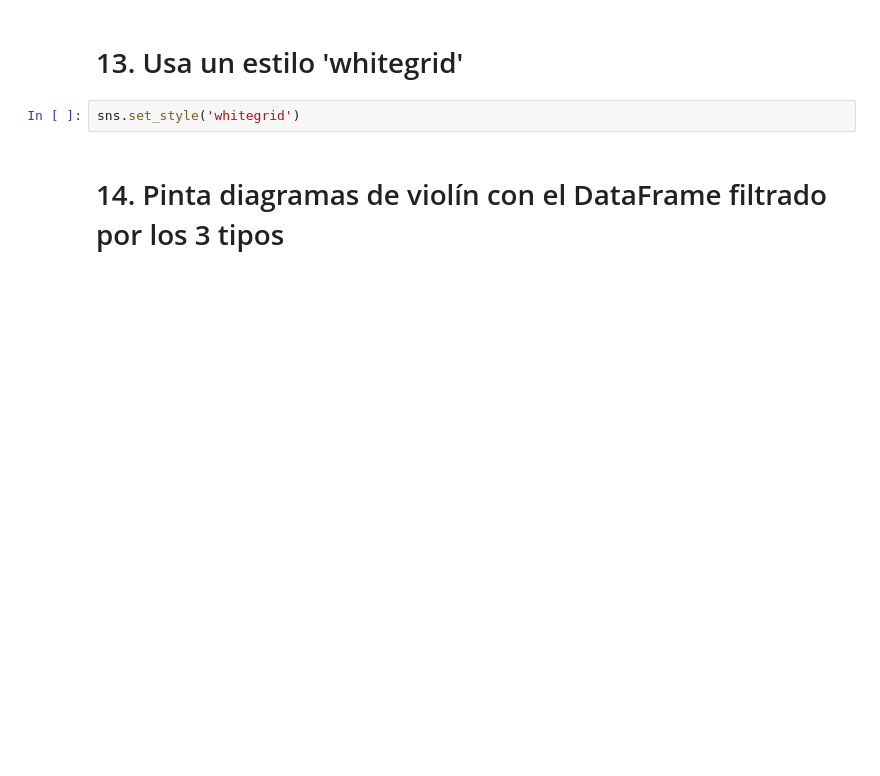
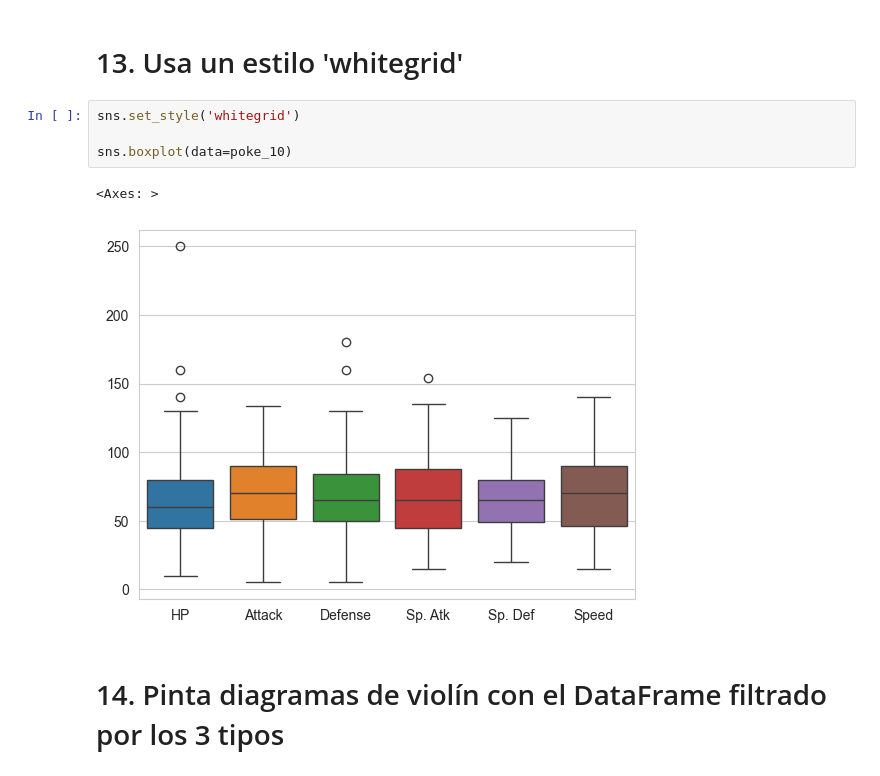
Before and after one commit to rou-tz/2026-02-BILBAO-FT-Data-Science, a Jupyter notebook: 2-Data_Analysis/6-Visualización/2-Seaborn/Ejercicios/ejercicios_Seaborn_Ruben.ipynb, the cells around one changed output. Cells and saved outputs as stored; diff of their text form; blank space fills up the shorter version.

```diff
--- a/2-Data_Analysis/6-Visualización/2-Seaborn/Ejercicios/ejercicios_Seaborn_Ruben.ipynb
+++ b/2-Data_Analysis/6-Visualización/2-Seaborn/Ejercicios/ejercicios_Seaborn_Ruben.ipynb
@@ -133,6 +133,11 @@ poke_12
 # 13. Usa un estilo 'whitegrid'
 # %%
 sns.set_style('whitegrid')
+
+sns.boxplot(data=poke_10)
+# %% [output]
+<Axes: >
+[figure, added]
 # %% [markdown]
 # 14. Pinta diagramas de violín con el DataFrame filtrado por los 3 tipos
 # %%
```
Also changed, not shown: parts of 8 cells of this notebook, 14 other files.
